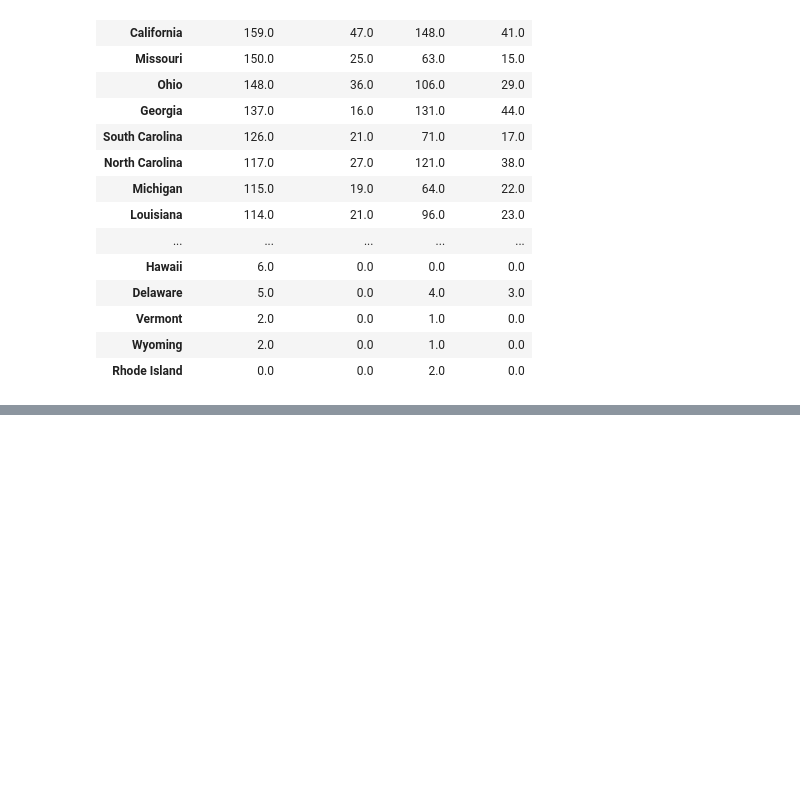
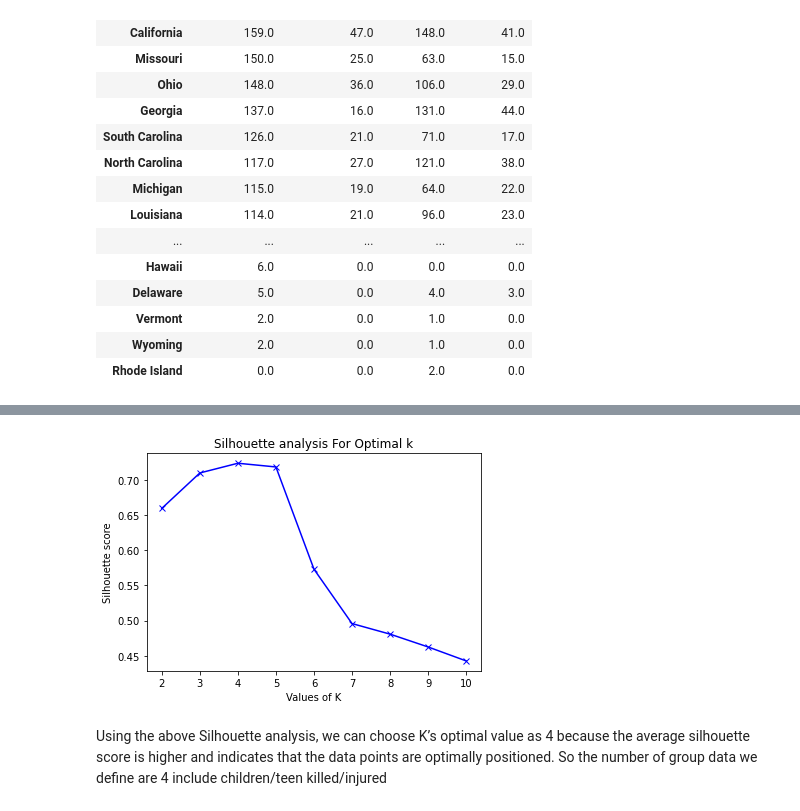
Before and after one commit to dtnpht/ML_Demographics, a Jupyter notebook: kill_by_age.ipynb, the cells around one changed output, grey strips where cells are left out. Cells and saved outputs as stored; diff of their text form; code cells hidden in the pictures; blank space fills up the shorter version.

```diff
--- a/kill_by_age.ipynb
+++ b/kill_by_age.ipynb
@@ -122,0 +147,19 @@ plt.show()
+# %%
+from sklearn.metrics import silhouette_score
+sil_avg = []
+range_n_clusters = [2, 3, 4, 5, 6, 7, 8, 9, 10]
+for s in range_n_clusters:
+ kmeans = KMeans(n_clusters = s).fit(df3)
+ labels = kmeans.labels_
+ sil_avg.append(silhouette_score(df3, labels, metric = 'euclidean'))
+# %%
+plt.plot(range_n_clusters,sil_avg,'bx-')
+plt.xlabel('Values of K')
+plt.ylabel('Silhouette score')
+plt.title('Silhouette analysis For Optimal k')
+plt.show()
+# %% [output]
+[figure, added]
+# %% [markdown]
+Using the above Silhouette analysis, we can choose K’s optimal value as 4 because the average silhouette score is higher and indicates that the data points are optimally positioned.
+So the number of group data we define are 4 include children/teen killed/injured
```
Also changed, not shown: parts of 9 cells of this notebook.
